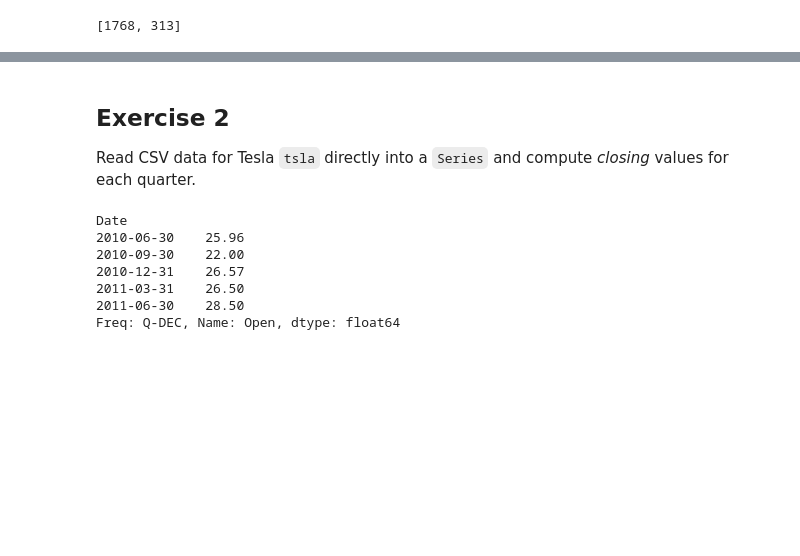
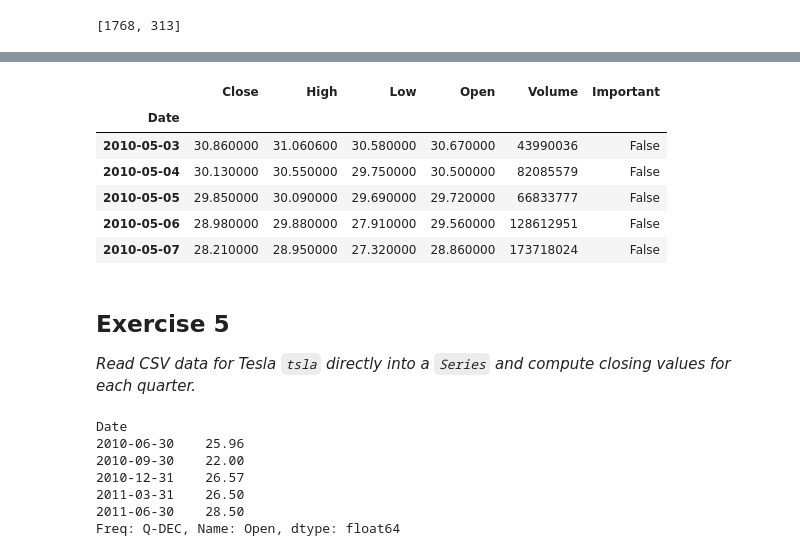
Before and after one commit to luisbelloch/pandas_notebooks, a Jupyter notebook: 0B_exercises_and_solutions.ipynb, the cells around one changed output, grey strips where cells are left out. Cells and saved outputs as stored; diff of their text form; code cells hidden in the pictures; blank space fills up the shorter version.

```diff
--- a/0B_exercises_and_solutions.ipynb
+++ b/0B_exercises_and_solutions.ipynb
@@ -44,0 +52,4 @@ train, test = train_test_split(tsla.Close, test_size=0.15, random_state=42)
+# %%
+prices = pd.read_csv('./data/prices.csv', index_col=[0,1])
+msft = prices.loc['msft']
+msft.reset_index().to_feather('data/msft.feather')
@@ -44,0 +60,3 @@ train, test = train_test_split(tsla.Close, test_size=0.15, random_state=42)
+# %%
+msft['Important'] = msft.Open > 100
+msft["2018-06":].head(2)
@@ -45,7 +77,21 @@ train, test = train_test_split(tsla.Close, test_size=0.15, random_state=42)
+# %%
+def warning_style(v):
+    return 'background-color: #ff4081; color: white' if v < 30.0 else ''
+
+s = msft['2010-05':].head().style.applymap(warning_style, subset=['Close'])
+s
+# %% [output]
+|  | Close | High | Low | Open | Volume | Important |
+| Date |  |  |  |  |  |  |
+| 2010-05-03 | 30.860000 | 31.060600 | 30.580000 | 30.670000 | 43990036 | False |
+| 2010-05-04 | 30.130000 | 30.550000 | 29.750000 | 30.500000 | 82085579 | False |
+| 2010-05-05 | 29.850000 | 30.090000 | 29.690000 | 29.720000 | 66833777 | False |
+| 2010-05-06 | 28.980000 | 29.880000 | 27.910000 | 29.560000 | 128612951 | False |
+| 2010-05-07 | 28.210000 | 28.950000 | 27.320000 | 28.860000 | 173718024 | False |
 # %% [markdown]
-## Exercise 2
+## Exercise 5
 
-Read CSV data for Tesla `tsla` directly into a `Series` and compute _closing_ values for each quarter.
+_Read CSV data for Tesla `tsla` directly into a `Series` and compute _closing_ values for each quarter._
 # %%
 tsla = pd.read_csv("./data/tsla.csv", header=0, index_col=0, squeeze=True, usecols=[0, 4], parse_dates=True)
 quarter_ohlc = tsla.resample("Q").pad()
```
Also changed, not shown: parts of 9 cells of this notebook, 5 other files.
